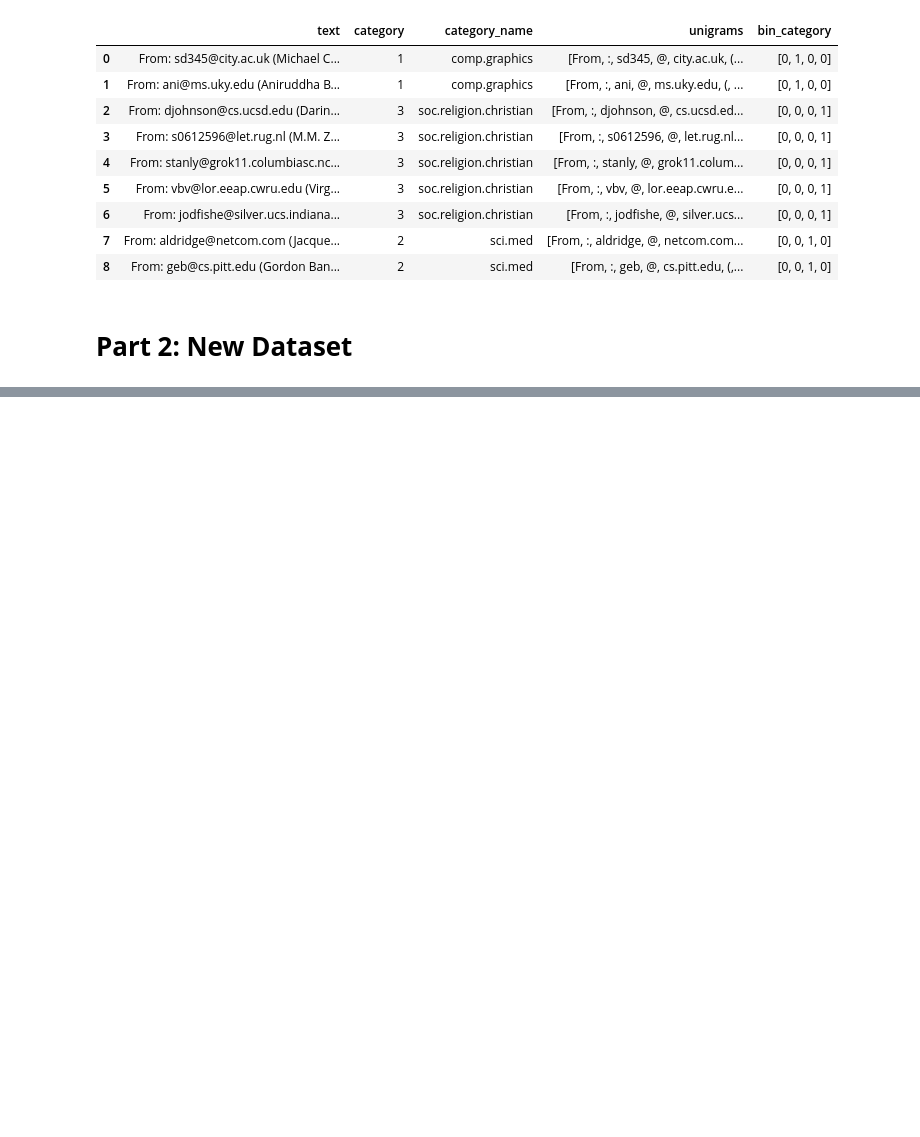
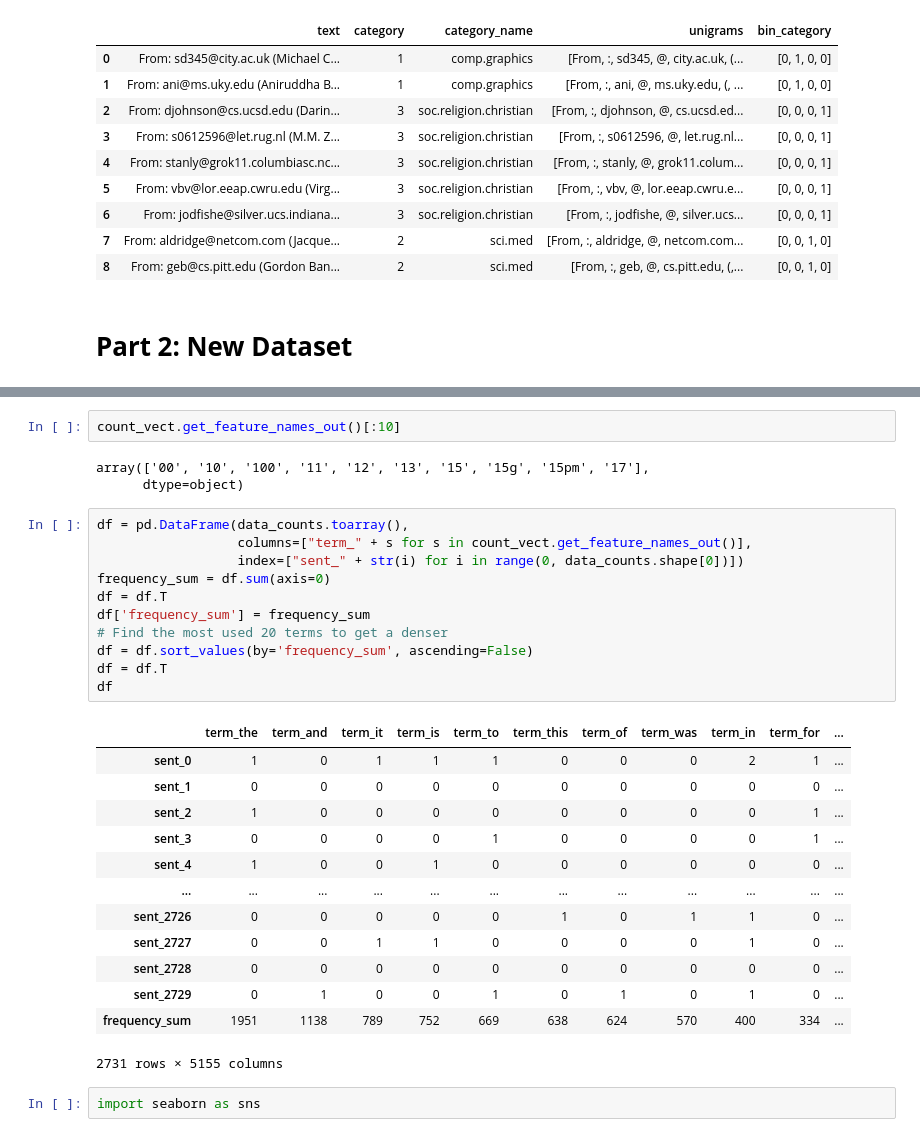
Before and after one commit to Henry0517code/DM2023-Lab1-Master, a Jupyter notebook: Homework/DM2023-Lab1-Homework.ipynb, the cells around one changed output, grey strips where cells are left out. Cells and saved outputs as stored; diff of their text form; blank space fills up the shorter version.

```diff
--- a/Homework/DM2023-Lab1-Homework.ipynb
+++ b/Homework/DM2023-Lab1-Homework.ipynb
@@ -359,0 +535,32 @@ X[0:9]
+# %%
+count_vect.get_feature_names_out()[:10]
+# %% [output]
+array(['00', '10', '100', '11', '12', '13', '15', '15g', '15pm', '17'],
+      dtype=object)
+# %%
+df = pd.DataFrame(data_counts.toarray(),
+                  columns=["term_" + s for s in count_vect.get_feature_names_out()],
+                  index=["sent_" + str(i) for i in range(0, data_counts.shape[0])])
+frequency_sum = df.sum(axis=0)
+df = df.T
+df['frequency_sum'] = frequency_sum
+# Find the most used 20 terms to get a denser
+df = df.sort_values(by='frequency_sum', ascending=False)
+df = df.T
+df
+# %% [output]
+|  | term_the | term_and | term_it | term_is | term_to | term_this | term_of | term_was | term_in | term_for | ... |
+| sent_0 | 1 | 0 | 1 | 1 | 1 | 0 | 0 | 0 | 2 | 1 | ... |
+| sent_1 | 0 | 0 | 0 | 0 | 0 | 0 | 0 | 0 | 0 | 0 | ... |
+| sent_2 | 1 | 0 | 0 | 0 | 0 | 0 | 0 | 0 | 0 | 1 | ... |
+| sent_3 | 0 | 0 | 0 | 0 | 1 | 0 | 0 | 0 | 0 | 1 | ... |
+| sent_4 | 1 | 0 | 0 | 1 | 0 | 0 | 0 | 0 | 0 | 0 | ... |
+| ... | ... | ... | ... | ... | ... | ... | ... | ... | ... | ... | ... |
+| sent_2726 | 0 | 0 | 0 | 0 | 0 | 1 | 0 | 1 | 1 | 0 | ... |
+| sent_2727 | 0 | 0 | 1 | 1 | 0 | 0 | 0 | 0 | 1 | 0 | ... |
+| sent_2728 | 0 | 0 | 0 | 0 | 0 | 0 | 0 | 0 | 0 | 0 | ... |
+| sent_2729 | 0 | 1 | 0 | 0 | 1 | 0 | 1 | 0 | 1 | 0 | ... |
+| frequency_sum | 1951 | 1138 | 789 | 752 | 669 | 638 | 624 | 570 | 400 | 334 | ... |
+2731 rows × 5155 columns
+# %%
+import seaborn as sns
```
Also changed, not shown: parts of 36 cells of this notebook.
